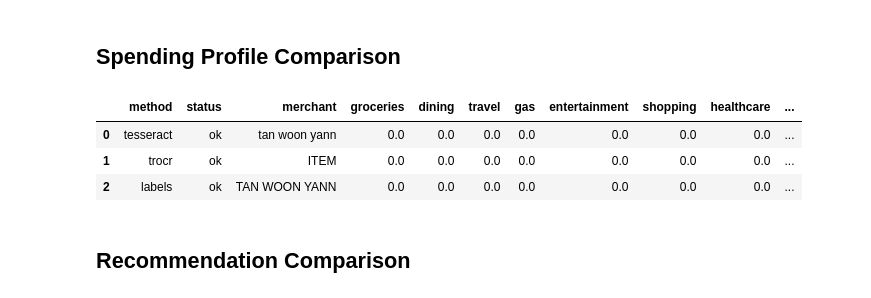
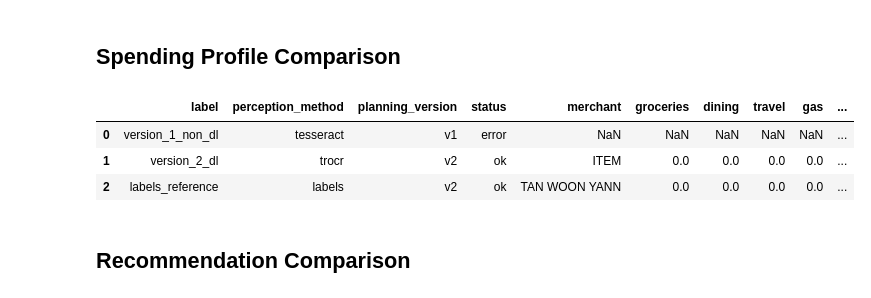
Before and after one commit to aeshagandhi/Credit-Card-Agent, a Jupyter notebook: notebooks/execution_notebook.ipynb, the cells around one changed output. Drawn from its saved outputs; the diff is of its cells as text; code cells hidden in the pictures.

```diff
--- a/notebooks/execution_notebook.ipynb
+++ b/notebooks/execution_notebook.ipynb
@@ -64,13 +80,15 @@ recommender = CreditCardRecommender() if run_control else None
 # %% [markdown]
 ## Helper Functions
 # %%
-def run_pipeline_for_method(image_path, method, run_control=True):
+def run_pipeline_config(image_path, config, run_control=True):
     try:
-        ocr_result = perception.extract_text(image_path, method=method)
-        spending_profile = planner.build_spending_profile(ocr_result.text)
+        ocr_result = perception.extract_text(image_path, method=config['perception_method'])
+        spending_profile = planner.build_spending_profile(ocr_result.text, version=config['planning_version'])
         recommendation = recommender.recommend_card(spending_profile) if run_control else None
         return {
-            'method': method,
+            'label': config['label'],
+            'perception_method': config['perception_method'],
+            'planning_version': config['planning_version'],
             'status': 'ok',
             'error': None,
             'ocr_result': ocr_result,
@@ -79,7 +97,9 @@ def run_pipeline_for_method(image_path, method, run_control=True):
         }
     except Exception as exc:
         return {
-            'method': method,
+            'label': config['label'],
+            'perception_method': config['perception_method'],
+            'planning_version': config['planning_version'],
             'status': 'error',
             'error': str(exc),
             'ocr_result': None,
@@ -91,7 +111,9 @@ def run_pipeline_for_method(image_path, method, run_control=True):
 def summarize_result(result):
     if result['status'] != 'ok':
         return {
-            'method': result['method'],
+            'label': result['label'],
+            'perception_method': result['perception_method'],
+            'planning_version': result['planning_version'],
             'status': 'error',
             'error': result['error'],
             'merchant': None,
@@ -111,7 +133,9 @@ def summarize_result(result):
         if value > 0
     ]
     return {
-        'method': result['method'],
+        'label': result['label'],
+        'perception_method': result['perception_method'],
+        'planning_version': result['planning_version'],
         'status': 'ok',
         'error': None,
         'merchant': profile.merchant,
@@ -150,5 +174,5 @@ def parsed_text_html(text, width=420, max_height=320):
 # %%
-results = [run_pipeline_for_method(receipt_path, method, run_control=run_control) for method in methods]
+results = [run_pipeline_config(receipt_path, config, run_control=run_control) for config in pipeline_configs]
 summary_df = pd.DataFrame([summarize_result(result) for result in results])
 display(summary_df)
 # %% [output]
@@ -162,7 +187,8 @@ You should probably TRAIN this model on a down-stream task to be able to use it
 ## OCR Text Previews
 # %%
 for result in results:
-    display(Markdown(f"### {result['method']}"))
+    heading = f"### {result['label']} ({result['perception_method']} + {result['planning_version']})"
+    display(Markdown(heading))
     if result['status'] != 'ok':
         print('ERROR:', result['error'])
         print()
@@ -215,28 +225,30 @@ DEALING IN WHOLESALE AND RETAIL.
 # %%
 profiles_df = pd.DataFrame([
     {
-        'method': result['method'],
+        'label': result['label'],
+        'perception_method': result['perception_method'],
+        'planning_version': result['planning_version'],
         'status': result['status'],
         'merchant': result['spending_profile'].merchant if result['status'] == 'ok' else None,
         'groceries': result['spending_profile'].category_totals['groceries'] if result['status'] == 'ok' else None,
         'dining': result['spending_profile'].category_totals['dining'] if result['status'] == 'ok' else None,
         'travel': result['spending_profile'].category_totals['travel'] if result['status'] == 'ok' else None,
         'gas': result['spending_profile'].category_totals['gas'] if result['status'] == 'ok' else None,
         'entertainment': result['spending_profile'].category_totals['entertainment'] if result['status'] == 'ok' else None,
         'shopping': result['spending_profile'].category_totals['shopping'] if result['status'] == 'ok' else None,
         'healthcare': result['spending_profile'].category_totals['healthcare'] if result['status'] == 'ok' else None,
         'other': result['spending_profile'].category_totals['other'] if result['status'] == 'ok' else None,
         'total_amount': result['spending_profile'].total_amount if result['status'] == 'ok' else None,
         'line_item_count': len(result['spending_profile'].line_items) if result['status'] == 'ok' else None,
     }
     for result in results
 ])
 display(profiles_df)
 # %% [output]
-|  | method | status | merchant | groceries | dining | travel | gas | entertainment | shopping | healthcare | ... |
-| 0 | tesseract | ok | tan woon yann | 0.0 | 0.0 | 0.0 | 0.0 | 0.0 | 0.0 | 0.0 | ... |
-| 1 | trocr | ok | ITEM | 0.0 | 0.0 | 0.0 | 0.0 | 0.0 | 0.0 | 0.0 | ... |
-| 2 | labels | ok | TAN WOON YANN | 0.0 | 0.0 | 0.0 | 0.0 | 0.0 | 0.0 | 0.0 | ... |
+|  | label | perception_method | planning_version | status | merchant | groceries | dining | travel | gas | ... |
+| 0 | version_1_non_dl | tesseract | v1 | error | NaN | NaN | NaN | NaN | NaN | ... |
+| 1 | version_2_dl | trocr | v2 | ok | ITEM | 0.0 | 0.0 | 0.0 | 0.0 | ... |
+| 2 | labels_reference | labels | v2 | ok | TAN WOON YANN | 0.0 | 0.0 | 0.0 | 0.0 | ... |
 # %% [markdown]
 ## Recommendation Comparison
 # %%
```
Also changed, not shown: parts of 8 cells of this notebook, 9 other files.
